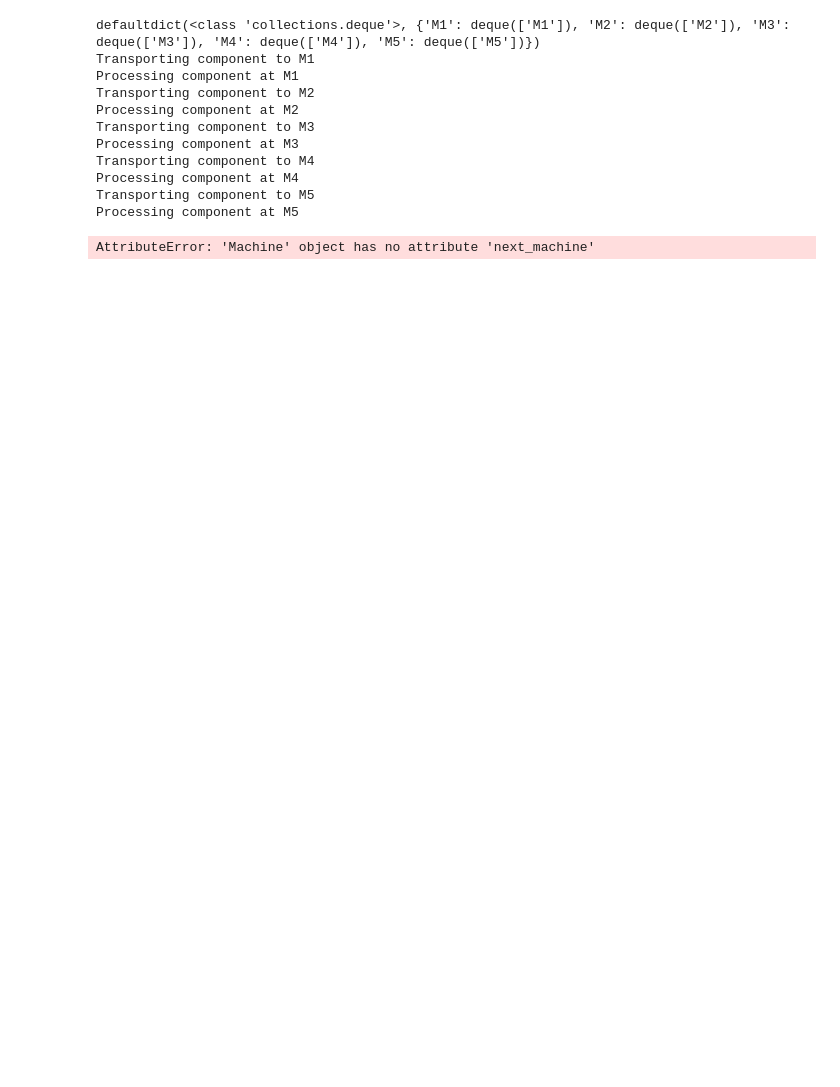
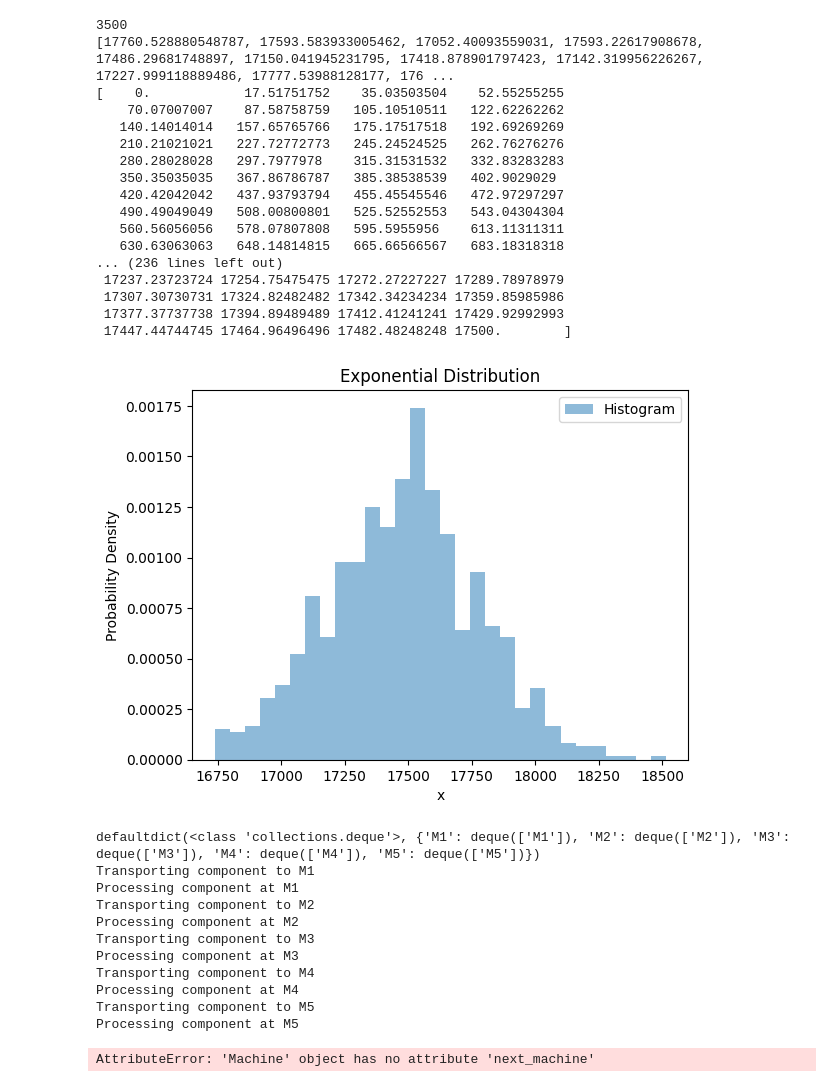
Before and after one commit to anasselhoud/PRODynamics, a Jupyter notebook: QL-vanilla.ipynb, the cells around one changed output. Cells and saved outputs as stored; diff of their text form; code cells hidden in the pictures; blank space fills up the shorter version.

```diff
--- a/QL-vanilla.ipynb
+++ b/QL-vanilla.ipynb
@@ -10,3 +22,58 @@ class Task:
+# %%
+import numpy as np
+import matplotlib.pyplot as plt
+from scipy.stats import expon, weibull_min
+
+# Parameters
+lam = 3500 # Rate parameter
+
+# Generate random values
+random_values = [random.expovariate(1/lam) for _ in range(1000)]
+scale_parameter = lam
+print(scale_parameter)
+
+
+
+random_values = [random.gammavariate(5, lam) for _ in range(1000)]
+
+print(random_values)
+# Calculate probability density function (PDF)
+x = np.linspace(0, lam*5, 1000)
+pdf =(1/lam)*expon.pdf(x, scale=1/lam, loc=lam)
+print(x)
+
+w_pdf = weibull_min.pdf(x, 5, scale=scale_parameter)
+
+# Plot histogram of generated random values
+plt.hist(random_values, bins=30, density=True, alpha=0.5, label='Histogram')
+
+# Plot the probability density function (PDF)
+#plt.plot(x, w_pdf, 'r', label='PDF')
+
+plt.xlabel('x')
+plt.ylabel('Probability Density')
+plt.title('Exponential Distribution')
+plt.legend()
+plt.show()
+# %% [output]
+3500
+[17760.528880548787, 17593.583933005462, 17052.40093559031, 17593.22617908678, 17486.29681748897, 17150.041945231795, 17418.878901797423, 17142.319956226267, 17227.999118889486, 17777.53988128177, 176 ...
+[    0.            17.51751752    35.03503504    52.55255255
+    70.07007007    87.58758759   105.10510511   122.62262262
+   140.14014014   157.65765766   175.17517518   192.69269269
+   210.21021021   227.72772773   245.24524525   262.76276276
+   280.28028028   297.7977978    315.31531532   332.83283283
+   350.35035035   367.86786787   385.38538539   402.9029029
+   420.42042042   437.93793794   455.45545546   472.97297297
+   490.49049049   508.00800801   525.52552553   543.04304304
+   560.56056056   578.07807808   595.5955956    613.11311311
+   630.63063063   648.14814815   665.66566567   683.18318318
+... (236 lines left out)
+ 17237.23723724 17254.75475475 17272.27227227 17289.78978979
+ 17307.30730731 17324.82482482 17342.34234234 17359.85985986
+ 17377.37737738 17394.89489489 17412.41241241 17429.92992993
+ 17447.44744745 17464.96496496 17482.48248248 17500.        ]
+[figure, added]
 # %%
 import random
 from tqdm import tqdm
```
Also changed, not shown: parts of 1 cell of this notebook, 2 other files.
